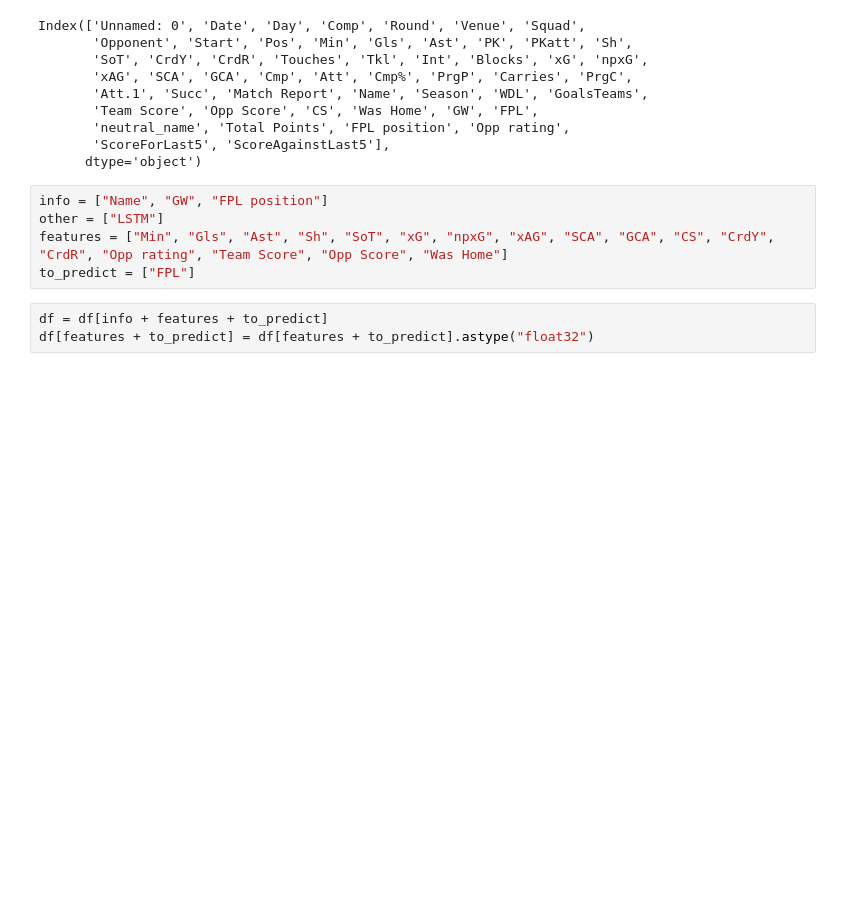
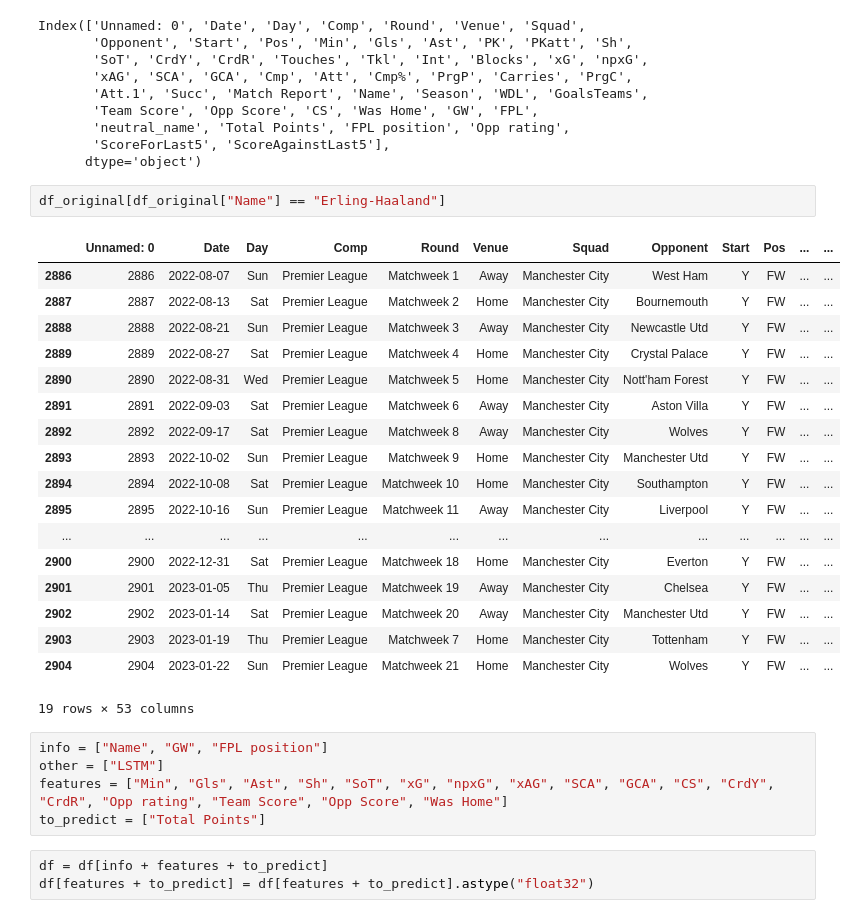
Before and after one commit to Fran3x/FPL_Model, a Jupyter notebook: notebooks/LSTM_test.ipynb, the cells around one changed output. Saved outputs shown, nothing was run; the diff lists cells and outputs as text; blank space fills up the shorter version.

```diff
--- a/notebooks/LSTM_test.ipynb
+++ b/notebooks/LSTM_test.ipynb
@@ -82,11 +86,32 @@ Index(['Unnamed: 0', 'Date', 'Day', 'Comp', 'Round', 'Venue', 'Squad',
        'neutral_name', 'Total Points', 'FPL position', 'Opp rating',
        'ScoreForLast5', 'ScoreAgainstLast5'],
       dtype='object')
+# %%
+df_original[df_original["Name"] == "Erling-Haaland"]
+# %% [output]
+|  | Unnamed: 0 | Date | Day | Comp | Round | Venue | Squad | Opponent | Start | Pos | ... | ... |
+| 2886 | 2886 | 2022-08-07 | Sun | Premier League | Matchweek 1 | Away | Manchester City | West Ham | Y | FW | ... | ... |
+| 2887 | 2887 | 2022-08-13 | Sat | Premier League | Matchweek 2 | Home | Manchester City | Bournemouth | Y | FW | ... | ... |
+| 2888 | 2888 | 2022-08-21 | Sun | Premier League | Matchweek 3 | Away | Manchester City | Newcastle Utd | Y | FW | ... | ... |
+| 2889 | 2889 | 2022-08-27 | Sat | Premier League | Matchweek 4 | Home | Manchester City | Crystal Palace | Y | FW | ... | ... |
+| 2890 | 2890 | 2022-08-31 | Wed | Premier League | Matchweek 5 | Home | Manchester City | Nott'ham Forest | Y | FW | ... | ... |
+| 2891 | 2891 | 2022-09-03 | Sat | Premier League | Matchweek 6 | Away | Manchester City | Aston Villa | Y | FW | ... | ... |
+| 2892 | 2892 | 2022-09-17 | Sat | Premier League | Matchweek 8 | Away | Manchester City | Wolves | Y | FW | ... | ... |
+| 2893 | 2893 | 2022-10-02 | Sun | Premier League | Matchweek 9 | Home | Manchester City | Manchester Utd | Y | FW | ... | ... |
+| 2894 | 2894 | 2022-10-08 | Sat | Premier League | Matchweek 10 | Home | Manchester City | Southampton | Y | FW | ... | ... |
+| 2895 | 2895 | 2022-10-16 | Sun | Premier League | Matchweek 11 | Away | Manchester City | Liverpool | Y | FW | ... | ... |
+| ... | ... | ... | ... | ... | ... | ... | ... | ... | ... | ... | ... | ... |
+| 2900 | 2900 | 2022-12-31 | Sat | Premier League | Matchweek 18 | Home | Manchester City | Everton | Y | FW | ... | ... |
+| 2901 | 2901 | 2023-01-05 | Thu | Premier League | Matchweek 19 | Away | Manchester City | Chelsea | Y | FW | ... | ... |
+| 2902 | 2902 | 2023-01-14 | Sat | Premier League | Matchweek 20 | Away | Manchester City | Manchester Utd | Y | FW | ... | ... |
+| 2903 | 2903 | 2023-01-19 | Thu | Premier League | Matchweek 7 | Home | Manchester City | Tottenham | Y | FW | ... | ... |
+| 2904 | 2904 | 2023-01-22 | Sun | Premier League | Matchweek 21 | Home | Manchester City | Wolves | Y | FW | ... | ... |
+19 rows × 53 columns
 # %%
 info = ["Name", "GW", "FPL position"]
 other = ["LSTM"]
 features = ["Min", "Gls", "Ast", "Sh", "SoT", "xG", "npxG", "xAG", "SCA", "GCA", "CS", "CrdY", "CrdR", "Opp rating", "Team Score", "Opp Score", "Was Home"]
-to_predict = ["FPL"]
+to_predict = ["Total Points"]
 # %%
 df = df[info + features + to_predict]
 df[features + to_predict] = df[features + to_predict].astype("float32")
```
Also changed, not shown: parts of 31 cells of this notebook, 3 other files.
